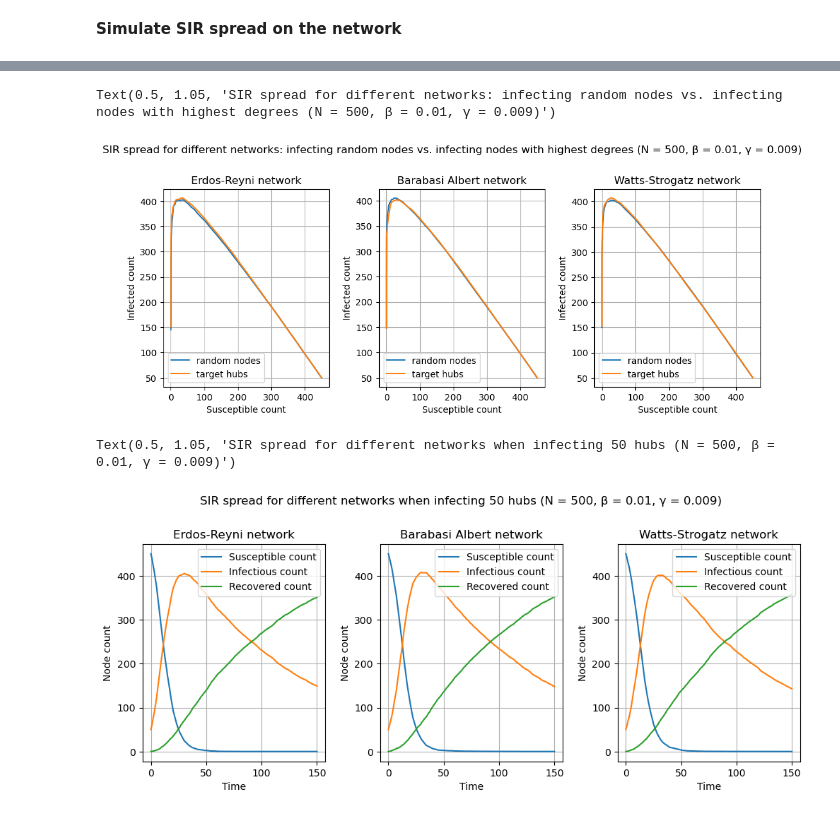
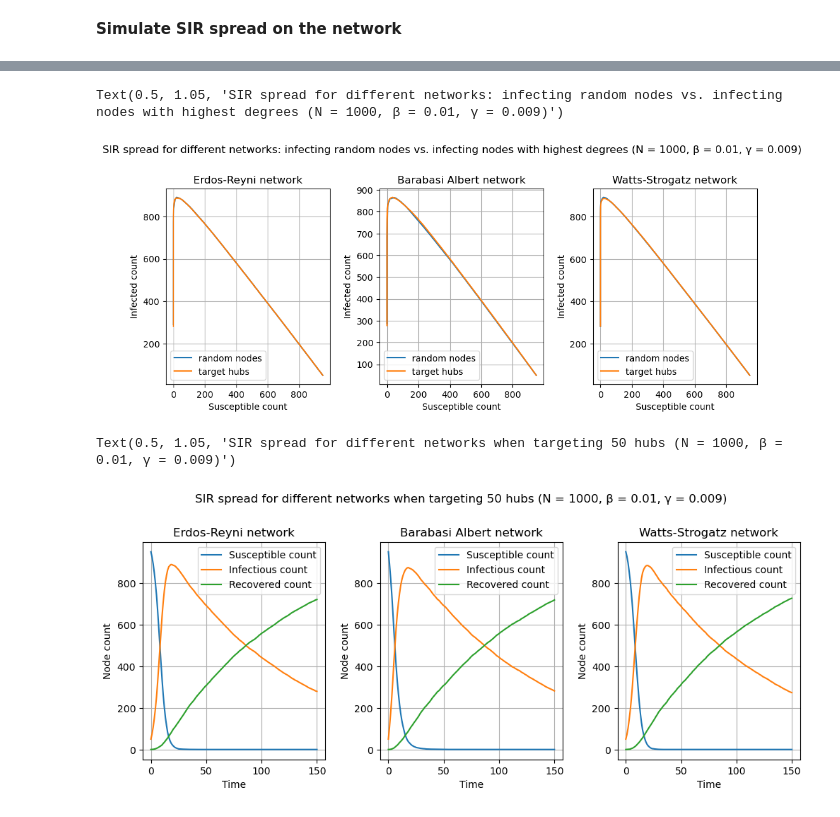
Before and after one commit to guoda23/ICLS_Assignment2, a Jupyter notebook: Networks.ipynb, the cells around one changed output, grey strips where cells are left out. Drawn from its saved outputs; the diff is of its cells as text; code cells hidden in the pictures.

```diff
--- a/Networks.ipynb
+++ b/Networks.ipynb
@@ -290,11 +290,11 @@ print(list_avg(WS_edge_num))
 # %%
 #Plotting Network statistics against N
 
-N_variations = range(200, 900, 50)
+N_variations = range(500, 1000, 50)
 #adjust network parameters
 p_ER = 0.04
-m_BA = 10
-k_WS = 20
+m_BA = 20
+k_WS = 40
 p_WS = 0.2
 
 ER_clust_coef = []
@@ -530,10 +532,10 @@ Text(0.5, 1.05, 'Effect of varying initial proportion of infected individuals on
 #Infect some nodes with highest degree. Vary the number of these "hubs" attacked
 
 #Network parameters (set from before, controlled for similarity)
-N = 500
+N = 1000
 p_ER = 0.04
-m_BA = 10
-k_WS = 20
+m_BA = 20
+k_WS = 40
 p_WS = 0.2
 
 #SIR parameters
@@ -560,15 +562,15 @@ for i in range(len(network_names)):
             if network_names[i] == 'Erdos-Reyni':
                 ER = nx.erdos_renyi_graph(N, p_ER, seed = seed)
                 hubs = get_max_degree_nodes(ER, hub_no)
+                model = ep.SIRModel(ER)
             elif network_names[i] == 'Barabasi Albert':
                 BA = nx.barabasi_albert_graph(N, m_BA, seed = seed)
                 hubs = get_max_degree_nodes(BA, hub_no)
+                model = ep.SIRModel(BA)
             else:
                 WS = nx.watts_strogatz_graph(N, k_WS, p_WS, seed = seed)
                 hubs = get_max_degree_nodes(WS, hub_no)
-
-            # Import SIR
-            model = ep.SIRModel(ER)
+                model = ep.SIRModel(WS)
 
             config_SIR(model, beta, gamma, infect_specific_nodes = True, infected_nodes = hubs)
 
@@ -602,10 +604,10 @@ Text(0.5, 1.05, 'SIR spread for different networks: infecting hubs of different
 #Compare infecting X random nodes vs. infect X nodes with highest degree
 
 #Network parameters (set from before, controlled for similarity)
-N = 500
+N = 1000
 p_ER = 0.04
-m_BA = 10
-k_WS = 20
+m_BA = 20
+k_WS = 40
 p_WS = 0.2
 
 #SIR parameters
@@ -633,18 +635,20 @@ for i in range(len(network_names)):
             if network_names[i] == 'Erdos-Reyni':
                 ER = nx.erdos_renyi_graph(N, p_ER, seed = seed)
                 infected_nodes = get_max_degree_nodes(ER, no_attacked_nodes)
+                model = ep.SIRModel(ER)
             elif network_names[i] == 'Barabasi Albert':
                 BA = nx.barabasi_albert_graph(N, m_BA, seed = seed)
                 infected_nodes = get_max_degree_nodes(BA, no_attacked_nodes)
+                model = ep.SIRModel(BA)
             else:
                 WS = nx.watts_strogatz_graph(N, k_WS, p_WS, seed = seed)
                 infected_nodes = get_max_degree_nodes(WS, no_attacked_nodes)
+                model = ep.SIRModel(WS)
 
             if mode == 'random nodes':
                 infected_nodes = random.sample(range(0, N-1), no_attacked_nodes)
 
-            # Import SIR
-            model = ep.SIRModel(ER)
+
 
             config_SIR(model, beta, gamma, infect_specific_nodes = True, infected_nodes = infected_nodes)
 
@@ -672,15 +676,15 @@ for i in range(len(network_names)):
 fig.suptitle(f'SIR spread for different networks: infecting random nodes vs. infecting nodes with highest degrees (N = {N}, β = {beta}, γ = {gamma})',  y=1.05)
 #NOTE: add network parameters in the caption of the figure in the report
 # %% [output]
-Text(0.5, 1.05, 'SIR spread for different networks: infecting random nodes vs. infecting nodes with highest degrees (N = 500, β = 0.01, γ = 0.009)')
+Text(0.5, 1.05, 'SIR spread for different networks: infecting random nodes vs. infecting nodes with highest degrees (N = 1000, β = 0.01, γ = 0.009)')
-[figure, old version]
+[figure, new version]
 # %%
 #Look at the actual SIR pattern when attacking the hubs
 #Network parameters (set from before, controlled for similarity)
-N = 500
+N = 1000
 p_ER = 0.04
-m_BA = 10
-k_WS = 20
+m_BA = 20
+k_WS = 40
 p_WS = 0.2
 
 #SIR parameters
@@ -707,45 +711,45 @@ for i in range(len(network_names)):
         if network_names[i] == 'Erdos-Reyni':
             ER = nx.erdos_renyi_graph(N, p_ER, seed = seed)
             hubs = get_max_degree_nodes(ER, hub_no)
+            model = ep.SIRModel(ER)
         elif network_names[i] == 'Barabasi Albert':
             BA = nx.barabasi_albert_graph(N, m_BA, seed = seed)
             hubs = get_max_degree_nodes(BA, hub_no)
+            model = ep.SIRModel(BA)
         else:
             WS = nx.watts_strogatz_graph(N, k_WS, p_WS, seed = seed)
             hubs = get_max_degree_nodes(WS, hub_no)
-
-        # Import SIR
-        model = ep.SIRModel(ER)
+            model = ep.SIRModel(WS)
 
         config_SIR(model, beta, gamma, infect_specific_nodes = True, infected_nodes = hubs)
 
         # Simulation
         iterations = model.iteration_bunch(time_steps)
         trends = model.build_trends(iterations)
         S_node_count, I_node_count, R_node_count = get_SIR_result_lists(trends)
         # Add run data to the pre-allocated list
         S_runs.append(S_node_count)
         I_runs.append(I_node_count)
         R_runs.append(R_node_count)
 
     #compute element-wise average across runs
 
     avg_S = average_runs(S_runs)
     avg_I = average_runs(I_runs)
     avg_R = average_runs(R_runs)
 
     #Plot
     ax[i].plot(time, avg_S, label = 'Susceptible count')
     ax[i].plot(time, avg_I, label = 'Infectious count')
     ax[i].plot(time, avg_R, label = 'Recovered count')
     ax[i].set_title(f'{network_names[i]} network')
     ax[i].set_xlabel('Time')
     ax[i].set_ylabel('Node count')
     ax[i].grid(True)
     ax[i].legend(loc = 'upper right')
 
 fig.suptitle(f'SIR spread for different networks when targeting {hub_no} hubs (N = {N}, β = {beta}, γ = {gamma})',  y=1.05)
 #NOTE: add network parameters in the caption of the figure in the report
 # %% [output]
-Text(0.5, 1.05, 'SIR spread for different networks when infecting 50 hubs (N = 500, β = 0.01, γ = 0.009)')
+Text(0.5, 1.05, 'SIR spread for different networks when targeting 50 hubs (N = 1000, β = 0.01, γ = 0.009)')
-[figure, old version]
+[figure, new version]
```
Also changed, not shown: parts of 10 cells of this notebook, 11 other files.
